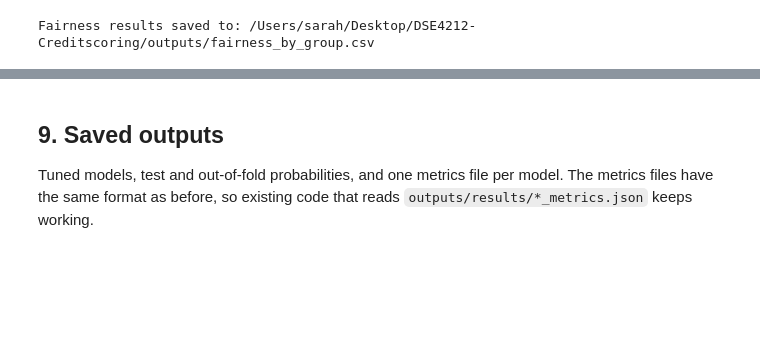
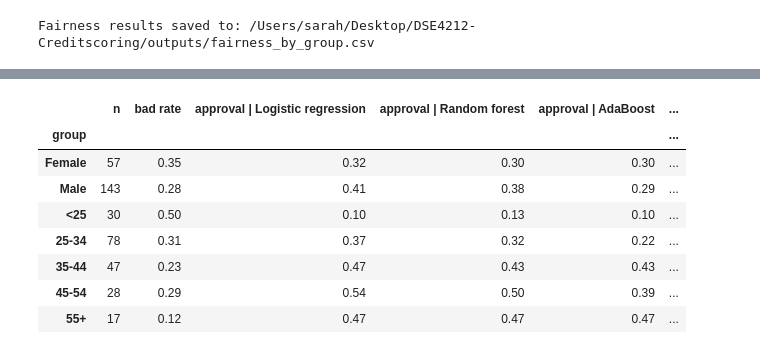
Before and after one commit to saltypassion/DSE4212-Creditscoring, a Jupyter notebook: credit_scoring.ipynb, the cells around one changed output, grey strips where cells are left out. Saved outputs shown, nothing was run; the diff lists cells and outputs as text; code cells hidden in the pictures; blank space fills up the shorter version.

```diff
--- a/credit_scoring.ipynb
+++ b/credit_scoring.ipynb
@@ -2535,5 +2516,31 @@ Overall, the findings support a risk-based, explainable and human-supervised loa
-# %% [markdown]
-## 9. Saved outputs
-Tuned models, test and out-of-fold probabilities, and one metrics file per model. The metrics
-files have the same format as before, so existing code that reads `outputs/results/*_metrics.json`
-keeps working.
+# %%
+# Fairness audit of the tuned models at their cost-optimal thresholds (test set)
+tuned_fairness = []
+for m, (model, op, prefix) in FINAL.items():
+    pred = (op["res_cost"]["y_proba"] >= op["t_cost"]).astype(int)   # same rule as evaluate()
+    for col, dim in [("gender_group", "gender"), ("age_group", "age")]:
+        t = group_fairness_table(test, y_test.values, pred, col, dim)
+        t.insert(0, "model", m)
+        tuned_fairness.append(t)
+tuned_fairness = pd.concat(tuned_fairness, ignore_index=True)
+tuned_fairness.to_csv(OUT / "results/fairness_tuned_models.csv", index=False)
+
+group_order = ["Female", "Male", "<25", "25-34", "35-44", "45-54", "55+"]
+by_model = {m: tuned_fairness[tuned_fairness["model"] == m].set_index("group").reindex(group_order) for m in FINAL}
+first = by_model["Logistic regression"]
+fair_view = pd.DataFrame({"n": first["n"], "bad rate": first["actual_bad_n"] / first["n"]})
+for metric, label in [("approval_rate", "approval"), ("false_positive_rate", "false denial"),
+                      ("false_negative_rate", "false approval")]:
+    for m in FINAL:
+        fair_view[f"{label} | {m}"] = by_model[m][metric]
+fair_view.round(2)
+# %% [output]
+|  | n | bad rate | approval | Logistic regression | approval | Random forest | approval | AdaBoost | ... |
+| group |  |  |  |  |  | ... |
+| Female | 57 | 0.35 | 0.32 | 0.30 | 0.30 | ... |
+| Male | 143 | 0.28 | 0.41 | 0.38 | 0.29 | ... |
+| <25 | 30 | 0.50 | 0.10 | 0.13 | 0.10 | ... |
+| 25-34 | 78 | 0.31 | 0.37 | 0.32 | 0.22 | ... |
+| 35-44 | 47 | 0.23 | 0.47 | 0.43 | 0.43 | ... |
+| 45-54 | 28 | 0.29 | 0.54 | 0.50 | 0.39 | ... |
+| 55+ | 17 | 0.12 | 0.47 | 0.47 | 0.47 | ... |
```
Also changed, not shown: parts of 14 cells of this notebook, 3 other files.
